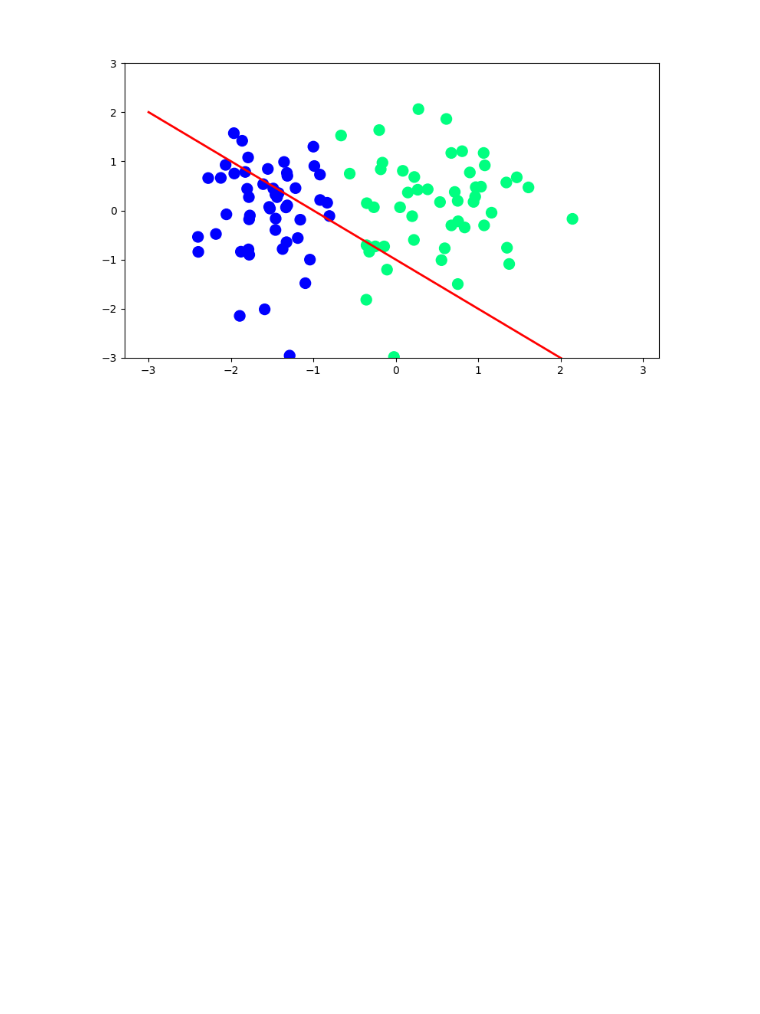
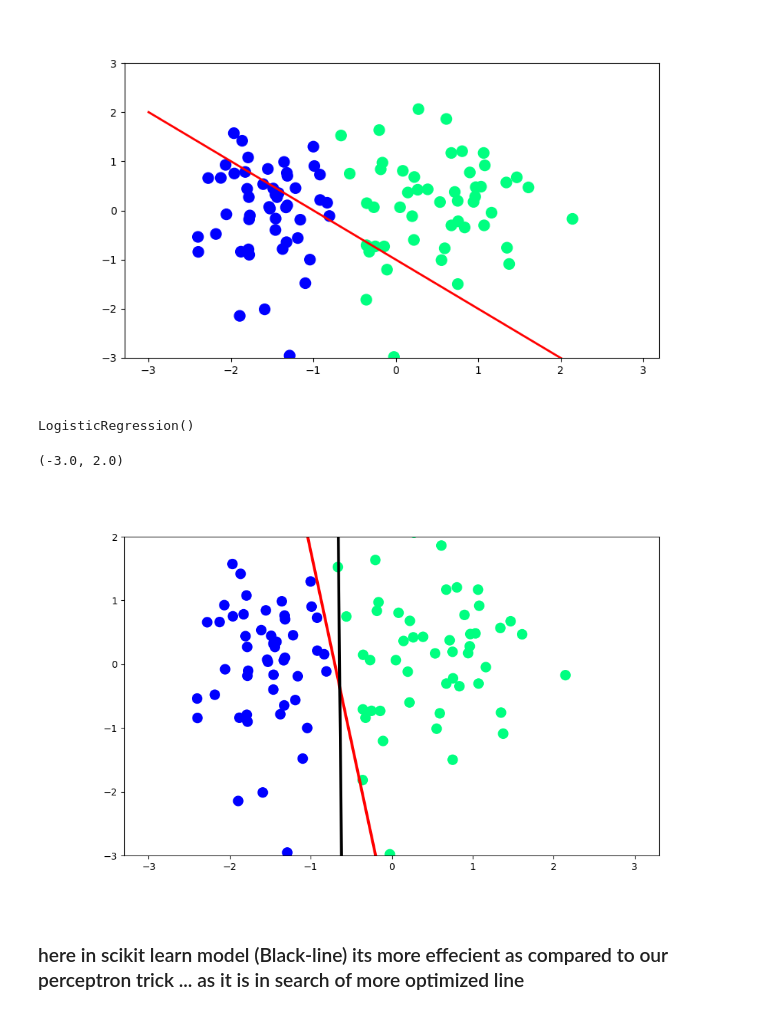
Before and after one commit to Kshitij-Chandrakar/ML-practise, a Jupyter notebook: Logistic_Regression/Logistic.ipynb, the cells around one changed output. Drawn from its saved outputs; the diff is of its cells as text; code cells hidden in the pictures; blank space fills up the shorter version.

Commit message:
by using Scikit learn

```diff
--- a/Logistic_Regression/Logistic.ipynb
+++ b/Logistic_Regression/Logistic.ipynb
@@ -89,3 +89,26 @@ def update(i):
 anim = FuncAnimation(fig, update, repeat=True, frames=200, interval=100)
 # %% [output]
 [figure]
+# %%
+from sklearn.linear_model import LogisticRegression
+model=LogisticRegression()
+model.fit(X,y)
+# %% [output]
+LogisticRegression()
+# %%
+m=-(model.coef_[0][0]/model.coef_[0][1])
+b=-(model.intercept_/model.coef_[0][1])
+# %%
+x_input1=np.linspace(-3,3,100)
+y_input1=m*x_input+b
+# %%
+plt.figure(figsize=(10,6))
+plt.plot(x_input,y_input,color='red',linewidth=3)
+plt.plot(x_input1,y_input1,color='black',linewidth=3)
+plt.scatter(X[:,0],X[:,1],c=y,cmap='winter',s=100)
+plt.ylim(-3,2)
+# %% [output]
+(-3.0, 2.0)
+[figure, added]
+# %% [markdown]
+### here in scikit learn model (Black-line) its more effecient as compared to our perceptron trick ... as it is in search of more optimized line
```
Also changed, not shown: parts of 2 cells of this notebook.
